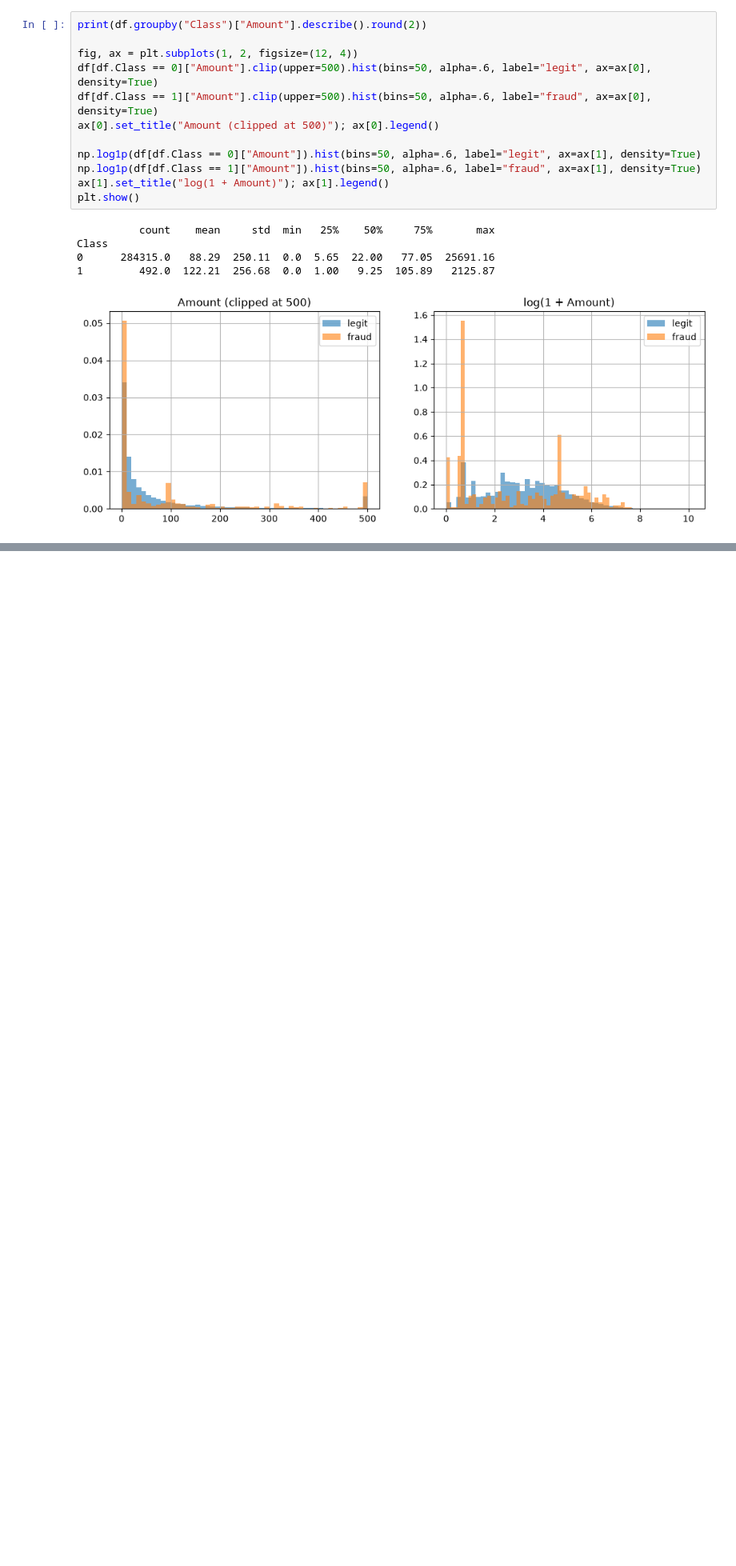
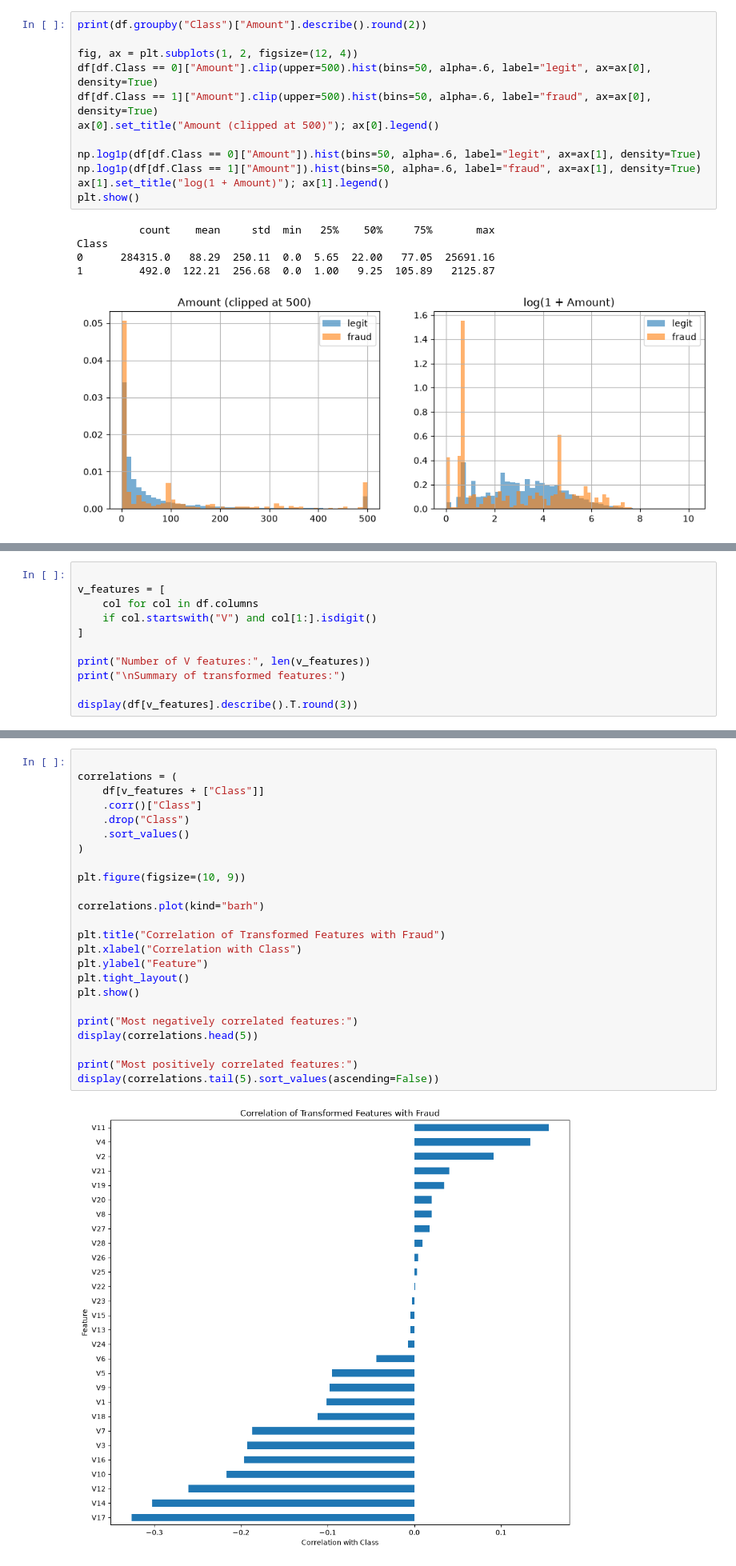
Before and after one commit to bahuli2004-cpu/Credit-Card-Fraud-Detection, a Jupyter notebook: notebooks/01_EDA.ipynb, the cells around one changed output, grey strips where cells are left out. Shown at 80% size. Cells and saved outputs as stored; diff of their text form; blank space fills up the shorter version.

```diff
--- a/notebooks/01_EDA.ipynb
+++ b/notebooks/01_EDA.ipynb
@@ -84,0 +190,11 @@ Class
+# %%
+
+v_features = [
+    col for col in df.columns
+    if col.startswith("V") and col[1:].isdigit()
+]
+
+print("Number of V features:", len(v_features))
+print("\nSummary of transformed features:")
+
+display(df[v_features].describe().T.round(3))
@@ -84,0 +222,26 @@ Class
+# %%
+
+correlations = (
+    df[v_features + ["Class"]]
+    .corr()["Class"]
+    .drop("Class")
+    .sort_values()
+)
+
+plt.figure(figsize=(10, 9))
+
+correlations.plot(kind="barh")
+
+plt.title("Correlation of Transformed Features with Fraud")
+plt.xlabel("Correlation with Class")
+plt.ylabel("Feature")
+plt.tight_layout()
+plt.show()
+
+print("Most negatively correlated features:")
+display(correlations.head(5))
+
+print("Most positively correlated features:")
+display(correlations.tail(5).sort_values(ascending=False))
+# %% [output]
+[figure, added]
```
Also changed, not shown: parts of 10 cells of this notebook, 11 other files.
